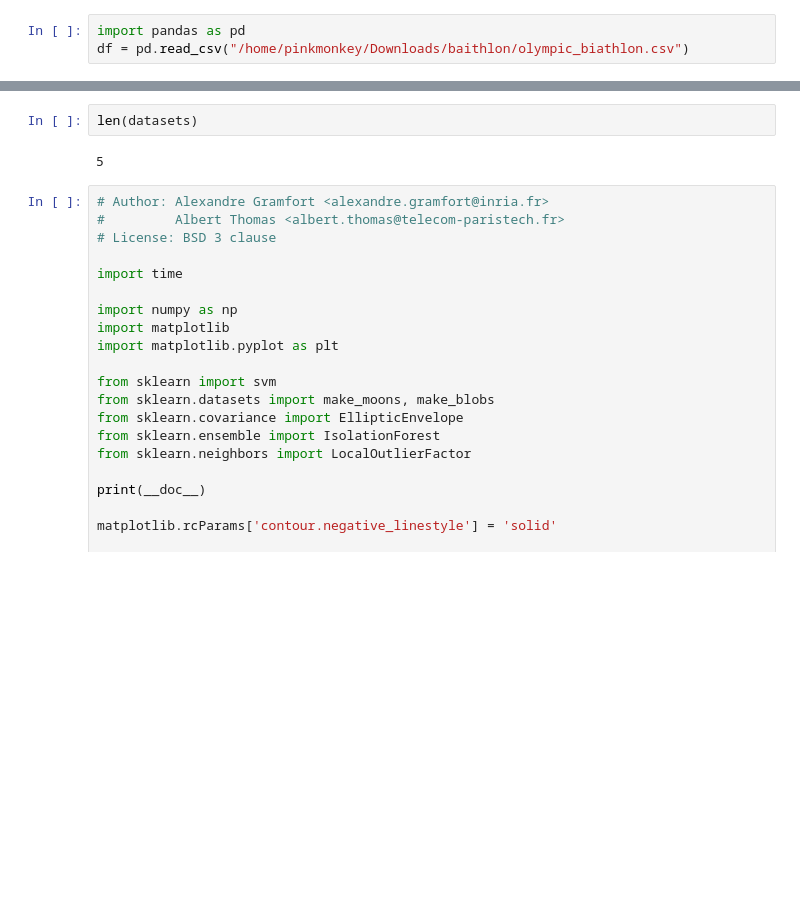
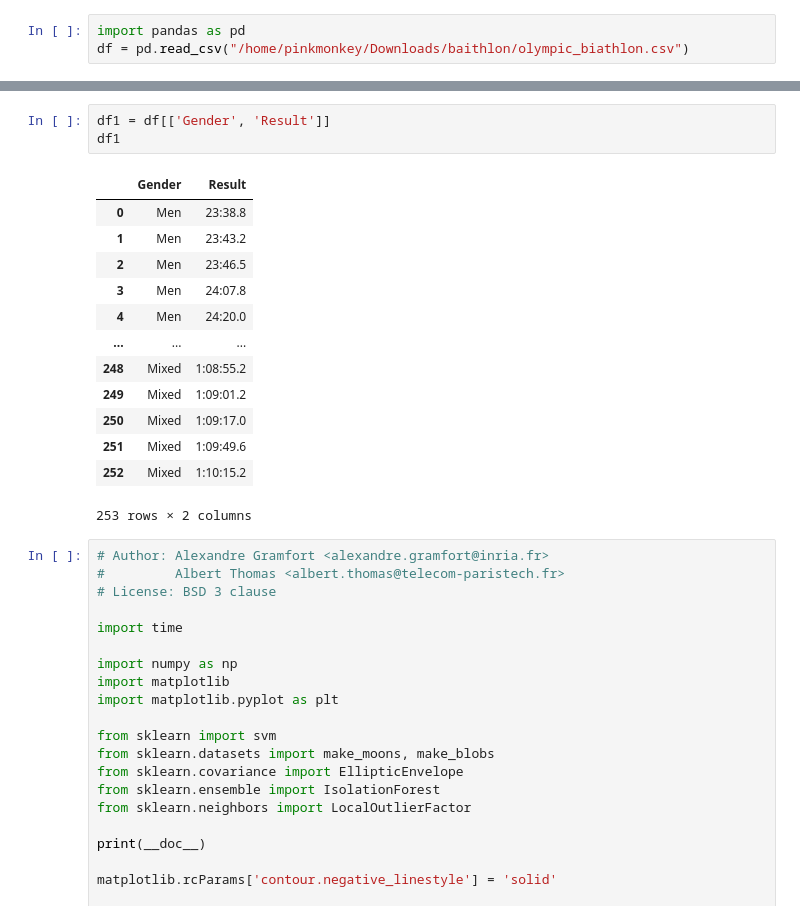
Before and after one commit to Wetpaint3/Blogs, a Jupyter notebook: Anomaly_detection.ipynb, the cells around one changed output, grey strips where cells are left out. Drawn from its saved outputs; the diff is of its cells as text; blank space fills up the shorter version.

```diff
--- a/Anomaly_detection.ipynb
+++ b/Anomaly_detection.ipynb
@@ -112,10 +112,23 @@ df.head()
 | 2 | ITA | 10km Sprint | https://www.olympic.org/biathlon/... | /pyeongchang-2018/biathlon/mens-1... | Men | PyeongChang | B | 23:46.5 | Dominik WINDISCH | 2018 |
 | 3 | FRA | 10km Sprint | https://www.olympic.org/biathlon/... | /vancouver-2010/biathlon/10km-men | Men | Vancouver | G | 24:07.8 | Vincent JAY | 2010 |
 | 4 | NOR | 10km Sprint | https://www.olympic.org/biathlon/... | /vancouver-2010/biathlon/10km-men | Men | Vancouver | S | 24:20.0 | Emil Hegle SVENDSEN | 2010 |
-# %%
-len(datasets)
-# %% [output]
-5
+# %%
+df1 = df[['Gender', 'Result']]
+df1
+# %% [output]
+|  | Gender | Result |
+| 0 | Men | 23:38.8 |
+| 1 | Men | 23:43.2 |
+| 2 | Men | 23:46.5 |
+| 3 | Men | 24:07.8 |
+| 4 | Men | 24:20.0 |
+| ... | ... | ... |
+| 248 | Mixed | 1:08:55.2 |
+| 249 | Mixed | 1:09:01.2 |
+| 250 | Mixed | 1:09:17.0 |
+| 251 | Mixed | 1:09:49.6 |
+| 252 | Mixed | 1:10:15.2 |
+253 rows × 2 columns
 # %%
 # Author: Alexandre Gramfort <alexandre.gramfort@inria.fr>
 #         Albert Thomas <albert.thomas@telecom-paristech.fr>
```
